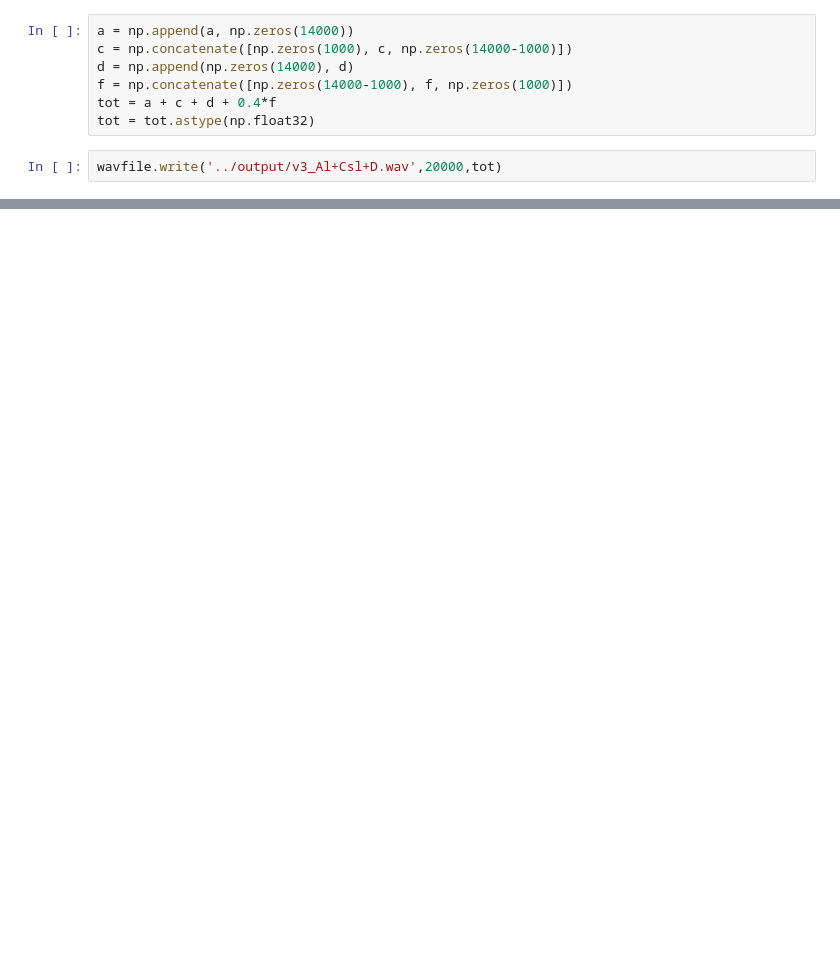
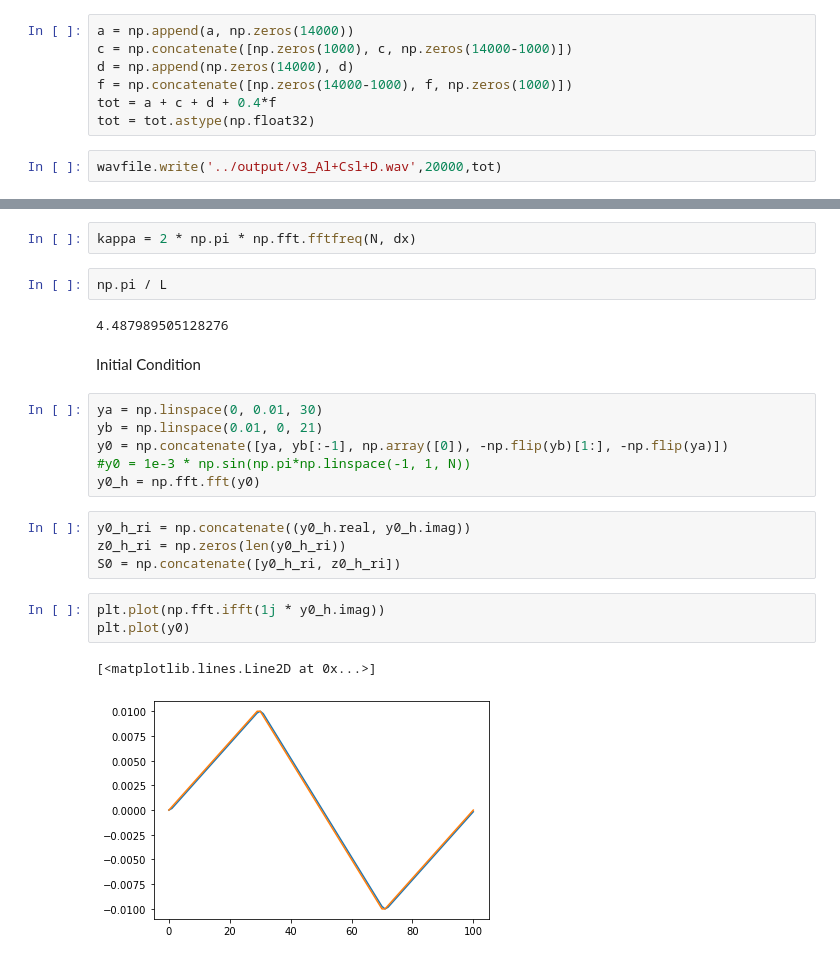
Before and after one commit to lukepolson/youtube_channel, a Jupyter notebook: vid5.ipynb, the cells around one changed output, grey strips where cells are left out. Cells and saved outputs as stored; diff of their text form; blank space fills up the shorter version.

```diff
--- a/vid5.ipynb
+++ b/vid5.ipynb
@@ -177,0 +206,24 @@ Audio('../output/v3_Al+Csl+D.wav')
+# %%
+kappa = 2 * np.pi * np.fft.fftfreq(N, dx)
+# %%
+np.pi / L
+# %% [output]
+4.487989505128276
+# %% [markdown]
+Initial Condition
+# %%
+ya = np.linspace(0, 0.01, 30)
+yb = np.linspace(0.01, 0, 21)
+y0 = np.concatenate([ya, yb[:-1], np.array([0]), -np.flip(yb)[1:], -np.flip(ya)])
+#y0 = 1e-3 * np.sin(np.pi*np.linspace(-1, 1, N))
+y0_h = np.fft.fft(y0)
+# %%
+y0_h_ri = np.concatenate((y0_h.real, y0_h.imag))
+z0_h_ri = np.zeros(len(y0_h_ri))
+S0 = np.concatenate([y0_h_ri, z0_h_ri])
+# %%
+plt.plot(np.fft.ifft(1j * y0_h.imag))
+plt.plot(y0)
+# %% [output]
+[<matplotlib.lines.Line2D at 0x...>]
+[figure, added]
```
Also changed, not shown: parts of 18 cells of this notebook.
